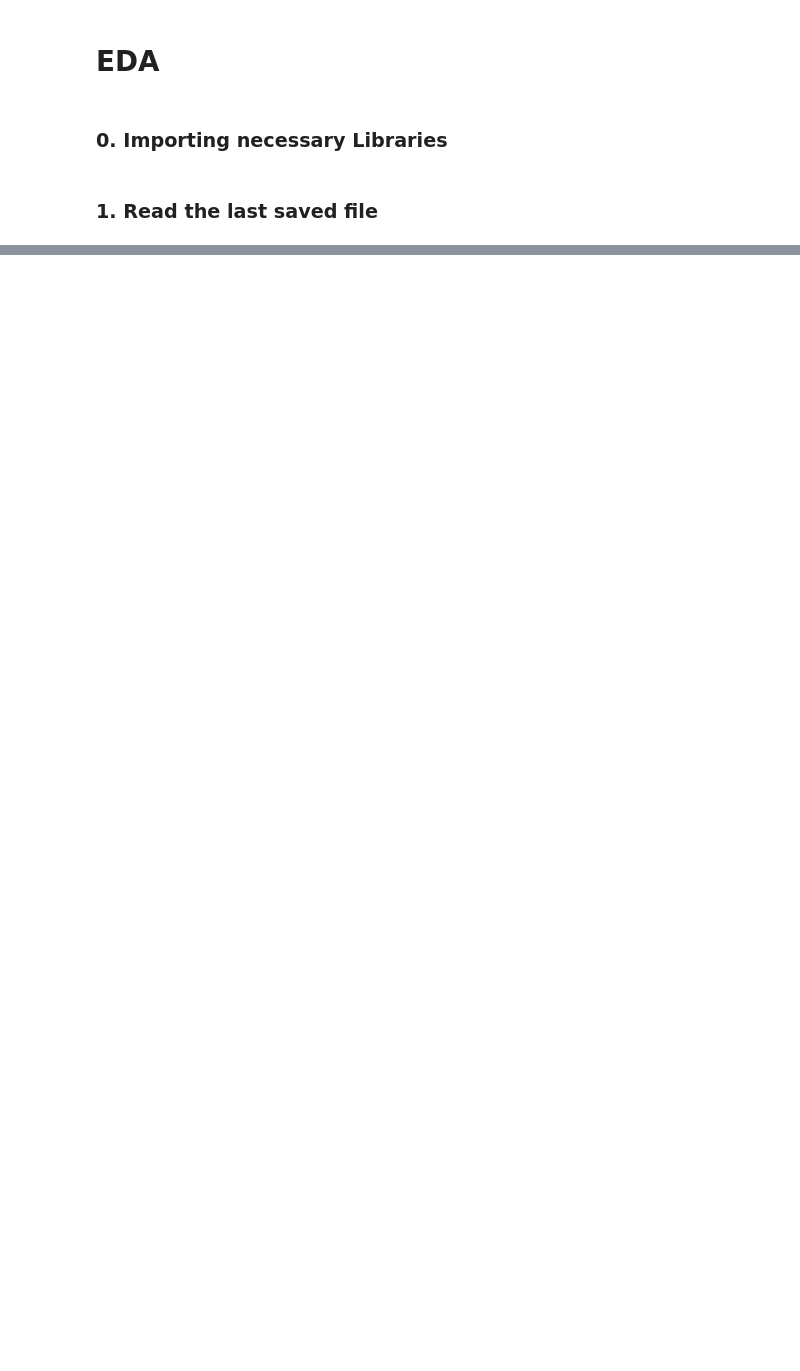
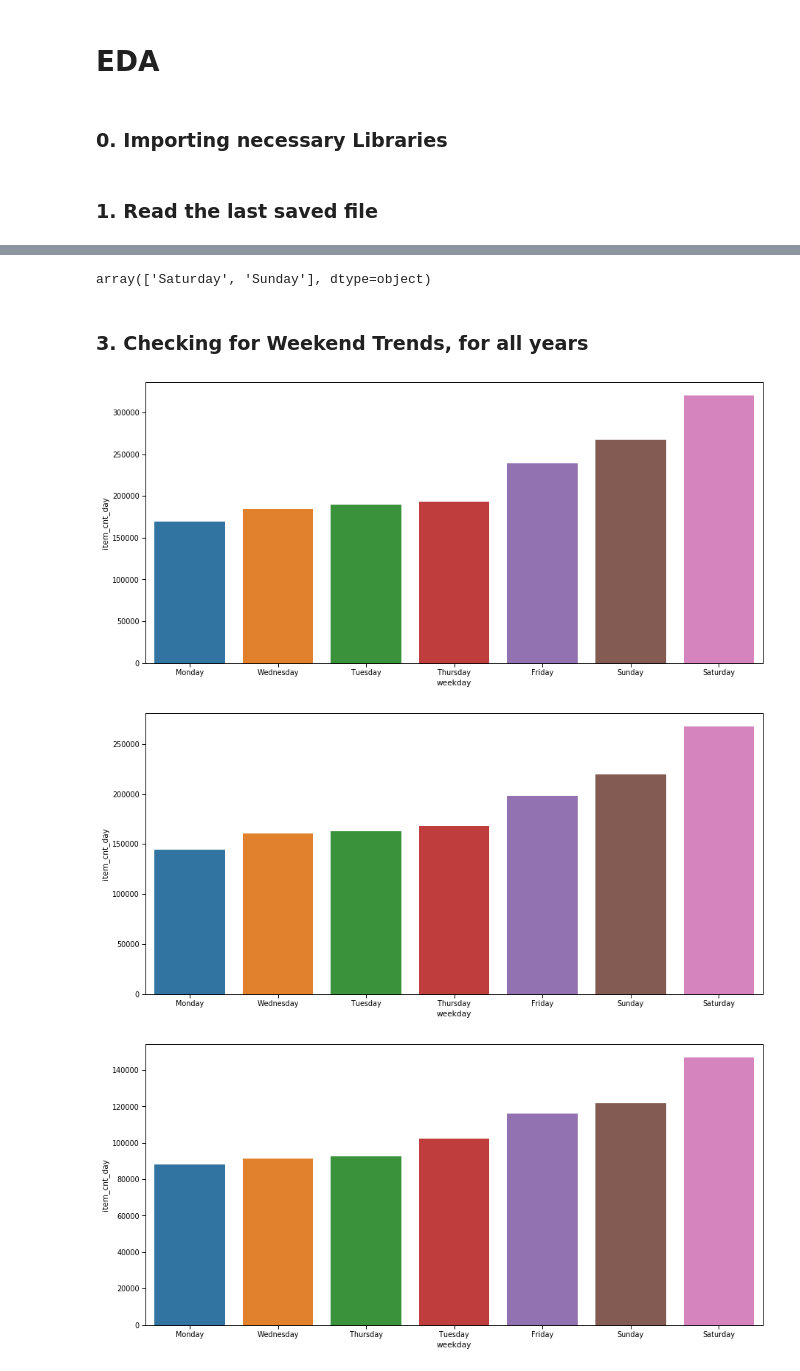
Before and after one commit to rfhussain/py4ds_final_project, a Jupyter notebook: src/eda.ipynb, the cells around one changed output, grey strips where cells are left out. Drawn from its saved outputs; the diff is of its cells as text; code cells hidden in the pictures; blank space fills up the shorter version.

```diff
--- a/src/eda.ipynb
+++ b/src/eda.ipynb
@@ -33,0 +67,13 @@ df_sales.head()
+# %%
+df_sales[(df_sales['month']==7) & (df_sales['year']==2013) & (df_sales['day'].isin([7,13,20,27]))]['weekday'].unique()
+# %% [output]
+array(['Saturday', 'Sunday'], dtype=object)
+# %% [markdown]
+### 3. Checking for Weekend Trends, for all years
+# %%
+for year in years:
+    sales_util.plot_sales_by_weekday(year,df_sales)
+# %% [output]
+[figure, added]
+[figure, added]
+[figure, added]
```
Also changed, not shown: parts of 5 cells of this notebook, 2 other files.
